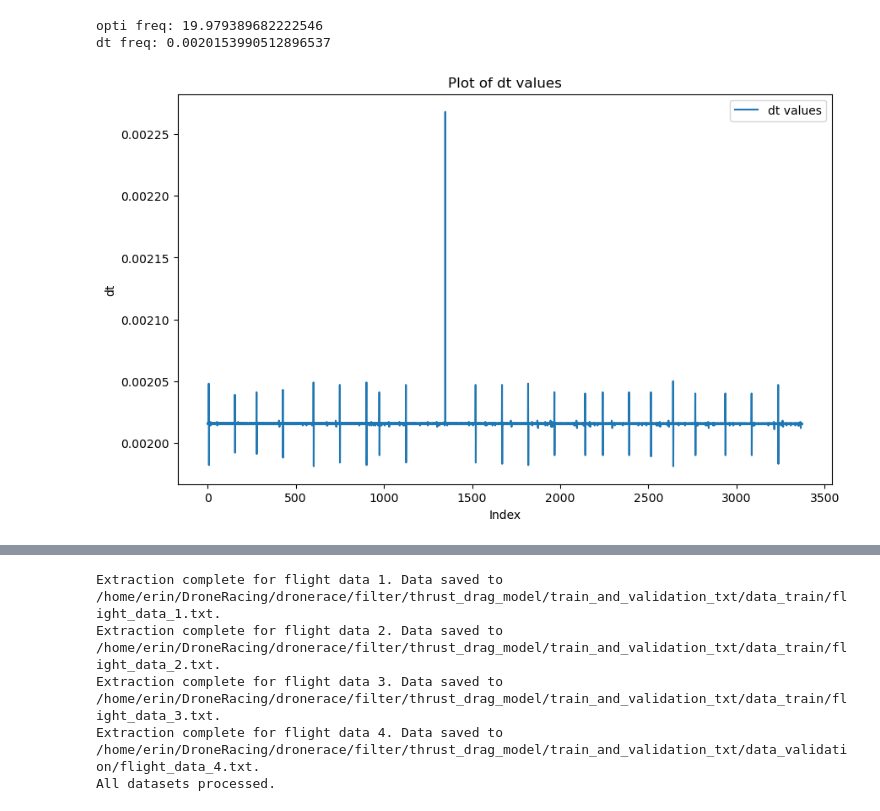
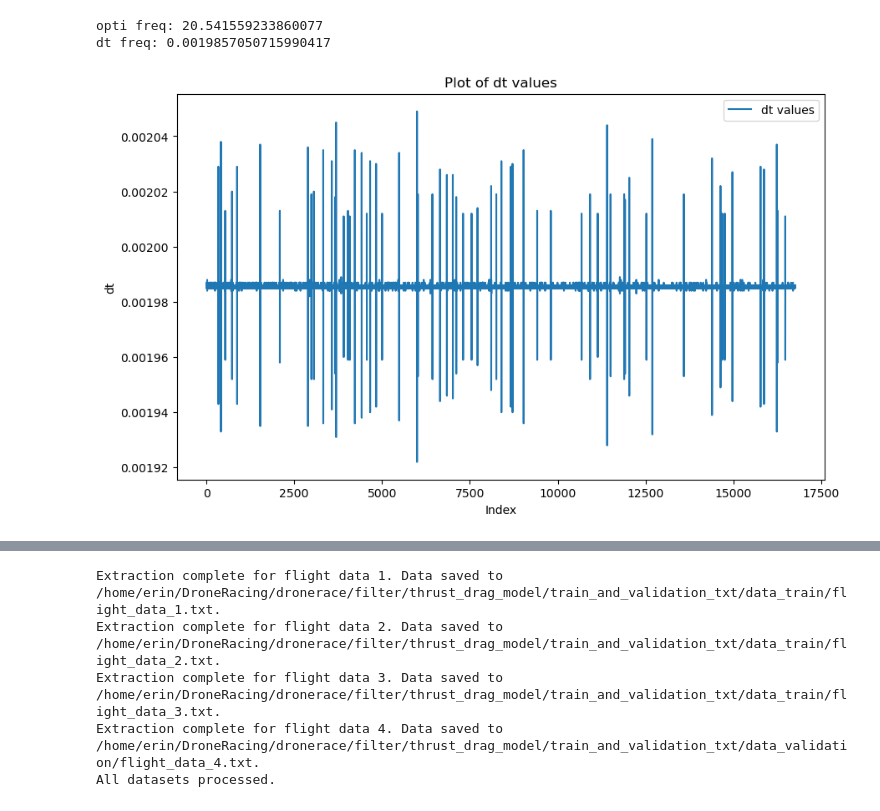
Before and after one commit to alang321/indiflightSupport, a Jupyter notebook: LogAnalysis/analyze_flight_data/Analyze Flight Data.ipynb, the cells around one changed output, grey strips where cells are left out. Drawn from its saved outputs; the diff is of its cells as text; code cells hidden in the pictures.

```diff
--- a/LogAnalysis/analyze_flight_data/Analyze Flight Data.ipynb
+++ b/LogAnalysis/analyze_flight_data/Analyze Flight Data.ipynb
@@ -54,9 +54,8 @@ path_20 = '../flight_data/okt_29_dummy/Okt29_Dummy_drone_fig8_1.5m_1.csv'
 data_1 = load_flight_data(path_1)
 data_2 = load_flight_data(path_2)
 data_3 = load_flight_data(path_3)
+data_4 = load_flight_data(path_4)
 
-
-data_4 = load_flight_data(path_4)
 data_5 = load_flight_data(path_5)
 data_6 = load_flight_data(path_6)
 data_7 = load_flight_data(path_7)
@@ -93,6 +92,9 @@ def trim_nn_active(data):
 
 # data1 = trim_nn_active(data_1)
 # data2 = trim_nn_active(data_2)
+
+data1 = trim_time(data_1, 23, 100)
+data2 = trim_time(data_2, 10, 100)
 data3 = trim_nn_active(data_3)
 data4 = trim_nn_active(data_4)
 data5 = trim_nn_active(data_5)
@@ -134,24 +136,24 @@ WARNING: overwriting states with ekf states
 # %%
 # good but long: 14, 18, 19
 # good and short: 17, 20
 
-data =data20
+data =data1
 opti_indices = [i for i in range(len(data['t'])-1) if data['x_opti'][i]!=data['x_opti'][i+1]]
 opti_time = data['t'][opti_indices]
 print('opti freq:', 1/np.mean(np.diff(opti_time)))
 print('dt freq:', np.mean(np.diff(data['t'])))
 
 import matplotlib.pyplot as plt
 
 dt_values = np.diff(data['t'])
 plt.figure(figsize=(10, 6))
 plt.plot(dt_values, label='dt values')
 plt.xlabel('Index')
 plt.ylabel('dt')
 plt.title('Plot of dt values')
 plt.legend()
 plt.show()
 # %% [output]
-opti freq: 19.979389682222546
-dt freq: 0.0020153990512896537
+opti freq: 20.541559233860077
+dt freq: 0.0019857050715990417
-[figure, old version]
+[figure, new version]
```
Also changed, not shown: parts of 7 cells of this notebook.
